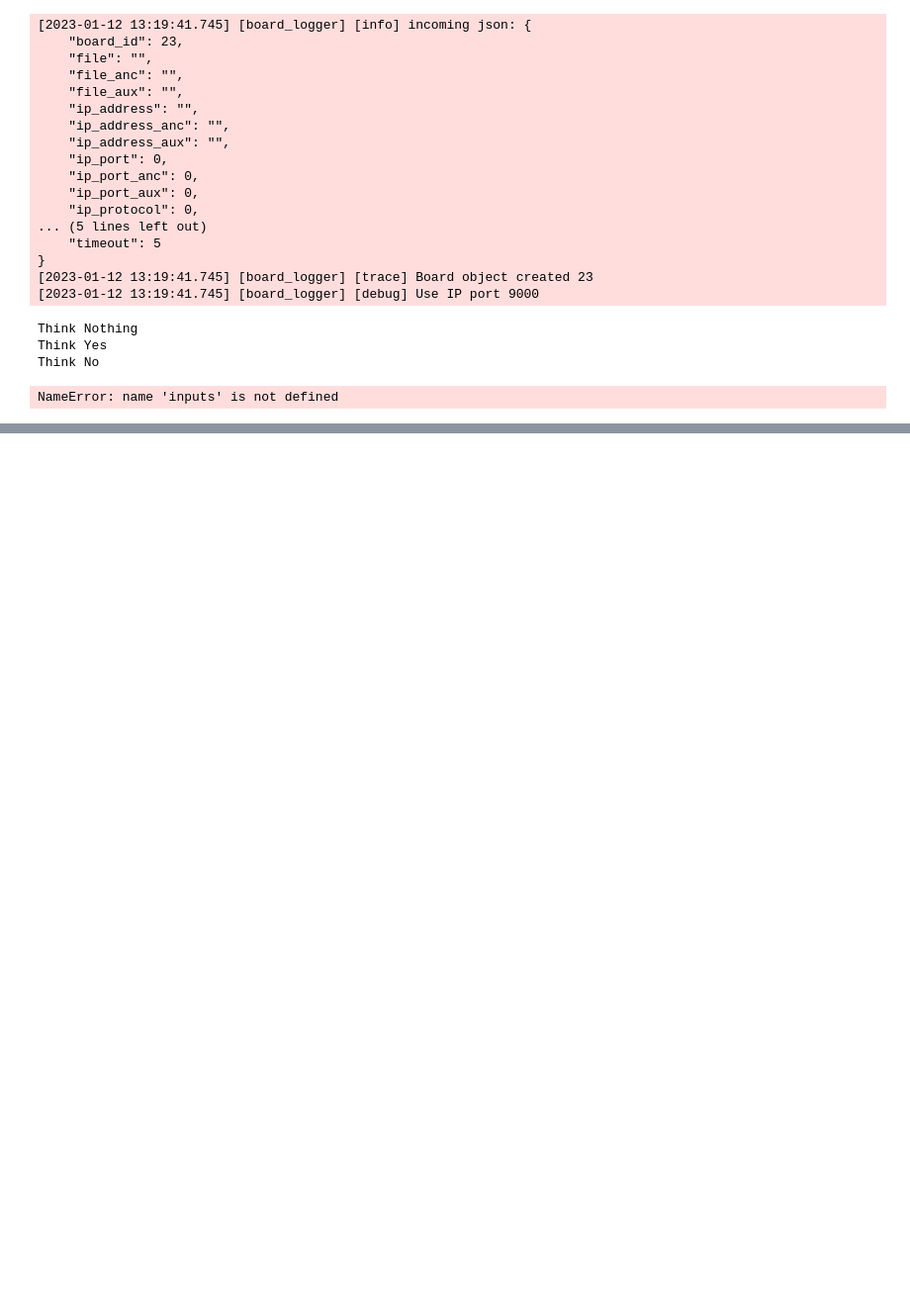
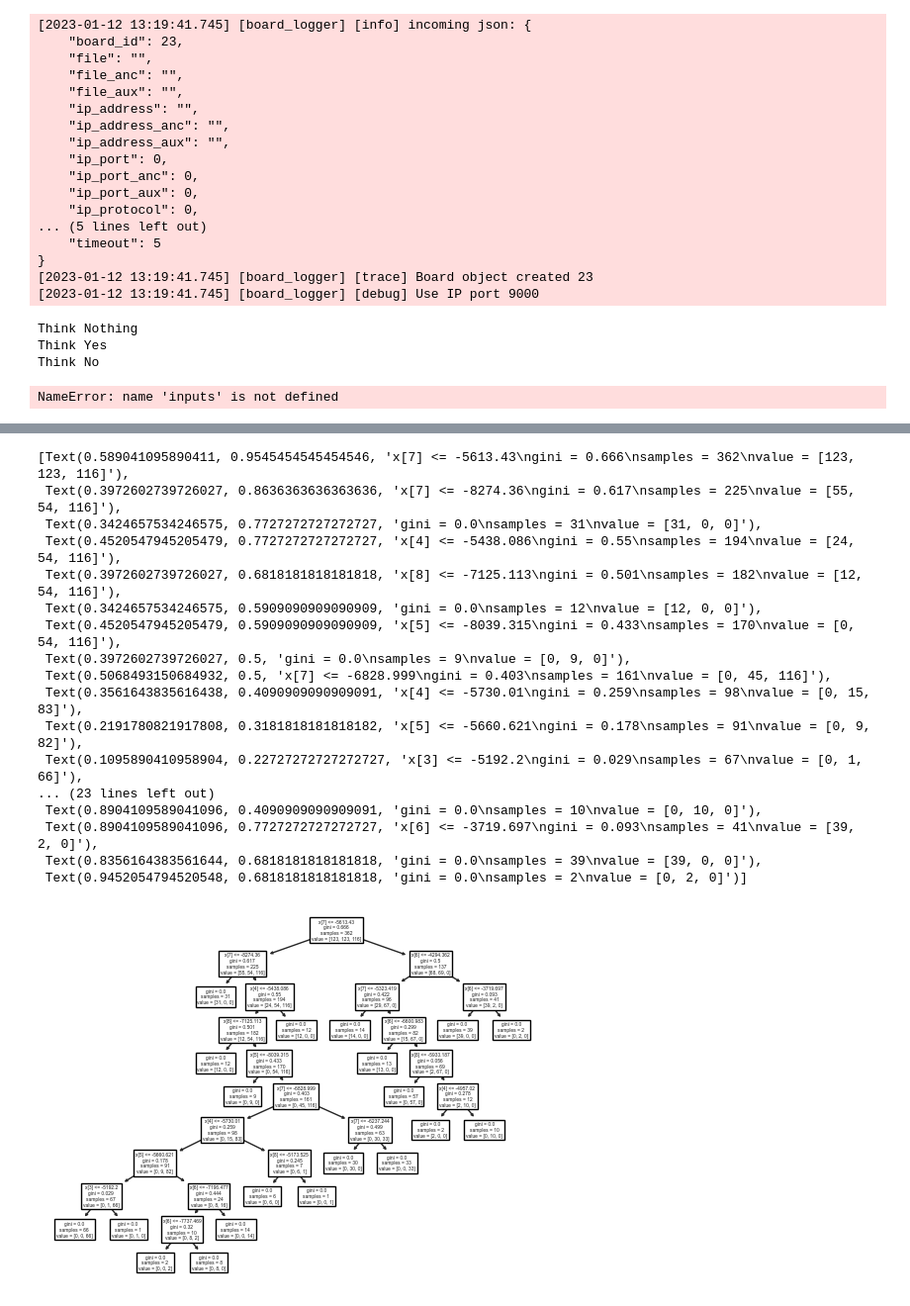
Before and after one commit to Stelath/neuro-nav, a Jupyter notebook: decision_tree_testing.ipynb, the cells around one changed output, grey strips where cells are left out. Shown: that part at 99% size. Saved outputs shown, nothing was run; the diff lists cells and outputs as text; code cells hidden in the pictures; blank space fills up the shorter version.

```diff
--- a/decision_tree_testing.ipynb
+++ b/decision_tree_testing.ipynb
@@ -216,3 +211,24 @@ tree.plot_tree(model)
+# %%
+plot_tree(model)
+# %% [output]
+[Text(0.589041095890411, 0.9545454545454546, 'x[7] <= -5613.43\ngini = 0.666\nsamples = 362\nvalue = [123, 123, 116]'),
+ Text(0.3972602739726027, 0.8636363636363636, 'x[7] <= -8274.36\ngini = 0.617\nsamples = 225\nvalue = [55, 54, 116]'),
+ Text(0.3424657534246575, 0.7727272727272727, 'gini = 0.0\nsamples = 31\nvalue = [31, 0, 0]'),
+ Text(0.4520547945205479, 0.7727272727272727, 'x[4] <= -5438.086\ngini = 0.55\nsamples = 194\nvalue = [24, 54, 116]'),
+ Text(0.3972602739726027, 0.6818181818181818, 'x[8] <= -7125.113\ngini = 0.501\nsamples = 182\nvalue = [12, 54, 116]'),
+ Text(0.3424657534246575, 0.5909090909090909, 'gini = 0.0\nsamples = 12\nvalue = [12, 0, 0]'),
+ Text(0.4520547945205479, 0.5909090909090909, 'x[5] <= -8039.315\ngini = 0.433\nsamples = 170\nvalue = [0, 54, 116]'),
+ Text(0.3972602739726027, 0.5, 'gini = 0.0\nsamples = 9\nvalue = [0, 9, 0]'),
+ Text(0.5068493150684932, 0.5, 'x[7] <= -6828.999\ngini = 0.403\nsamples = 161\nvalue = [0, 45, 116]'),
+ Text(0.3561643835616438, 0.4090909090909091, 'x[4] <= -5730.01\ngini = 0.259\nsamples = 98\nvalue = [0, 15, 83]'),
+ Text(0.2191780821917808, 0.3181818181818182, 'x[5] <= -5660.621\ngini = 0.178\nsamples = 91\nvalue = [0, 9, 82]'),
+ Text(0.1095890410958904, 0.22727272727272727, 'x[3] <= -5192.2\ngini = 0.029\nsamples = 67\nvalue = [0, 1, 66]'),
+... (23 lines left out)
+ Text(0.8904109589041096, 0.4090909090909091, 'gini = 0.0\nsamples = 10\nvalue = [0, 10, 0]'),
+ Text(0.8904109589041096, 0.7727272727272727, 'x[6] <= -3719.697\ngini = 0.093\nsamples = 41\nvalue = [39, 2, 0]'),
+ Text(0.8356164383561644, 0.6818181818181818, 'gini = 0.0\nsamples = 39\nvalue = [39, 0, 0]'),
+ Text(0.9452054794520548, 0.6818181818181818, 'gini = 0.0\nsamples = 2\nvalue = [0, 2, 0]')]
+[figure, added]
 # %%
 board.stop_stream()
 # %%
```
Also changed, not shown: parts of 10 cells of this notebook, 5 other files.
